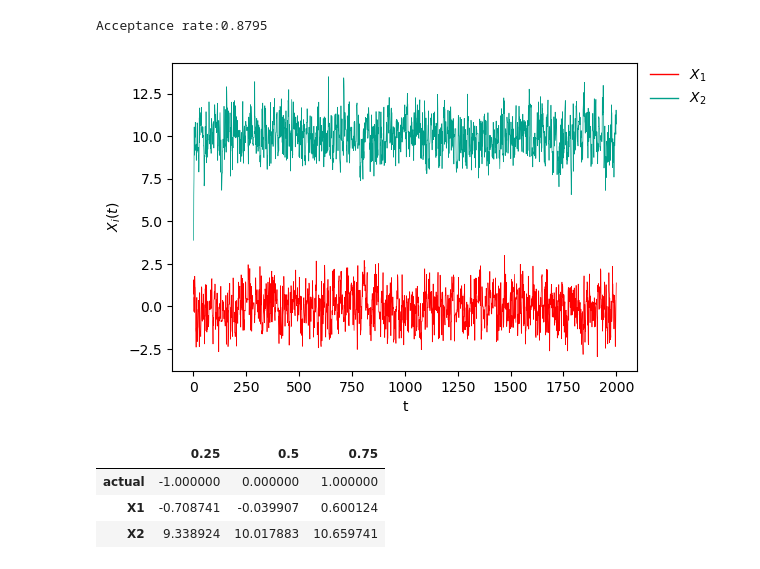
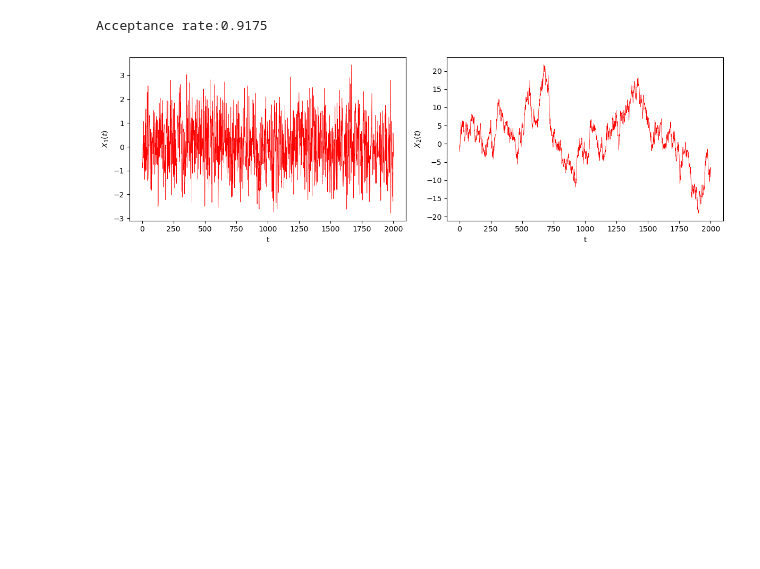
Before and after one commit to bartolomeou/FYP, a Jupyter notebook: barker_proposal_metropolis_hastings.ipynb, the cells around one changed output. Saved outputs shown, nothing was run; the diff lists cells and outputs as text; code cells hidden in the pictures; blank space fills up the shorter version.

```diff
--- a/barker_proposal_metropolis_hastings.ipynb
+++ b/barker_proposal_metropolis_hastings.ipynb
@@ -51,7 +51,7 @@ def traceplot(samples, w=6, h=4, overlay=True, n_col=2):
 
             # Set labels
             ax.set_xlabel('t')
-            ax.set_ylabel(r'$X_i(t)$')
+            ax.set_ylabel(fr'$X_{i+1}(t)$')
 
         # Delete any unused axes (if there are fewer features than subplot slots)
         for i in range(n_component, len(axes.flat)):
@@ -322,29 +394,24 @@ Acceptance rate:0.087
 # %%
 samples, accept_rate = mala(
     logpi=logpi_mvnormal,
     grad_logpi=grad_logpi_mvnormal,
     n_iter=2000,
     x_init=np.array([0, 0]),
-    step_size=1,
-    location=[0, 10],
-    covariance=[1, 1]
+    location=[0, 0],
+    covariance=[[1, 0.8], [0.8, 50]]
 )
 
 print(f'Acceptance rate:{accept_rate}')
 
-traceplot(samples)
+traceplot(samples, overlay=False)
 
-quantiles = pd.DataFrame(columns=['0.25', '0.5', '0.75'])
-quantiles.loc['actual'] = cauchy.ppf([0.25, 0.5, 0.75], loc=0, scale=1)
+# quantiles = pd.DataFrame(columns=['0.25', '0.5', '0.75'])
+# quantiles.loc['actual'] = cauchy.ppf([0.25, 0.5, 0.75], loc=0, scale=1)
 
-for i in range(0, samples.shape[0]):
-    quantiles.loc[f'X{i+1}'] = np.quantile(samples[i, :], [0.25, 0.5, 0.75])
+# for i in range(0, samples.shape[0]):
+#     quantiles.loc[f'X{i+1}'] = np.quantile(samples[i, :], [0.25, 0.5, 0.75])
 
-quantiles
+# quantiles
 # %% [output]
-Acceptance rate:0.8795
+Acceptance rate:0.9175
-[figure, old version]
+[figure, new version]
-|  | 0.25 | 0.5 | 0.75 |
-| actual | -1.000000 | 0.000000 | 1.000000 |
-| X1 | -0.708741 | -0.039907 | 0.600124 |
-| X2 | 9.338924 | 10.017883 | 10.659741 |
```
Also changed, not shown: parts of 20 cells of this notebook, 1 other file.
